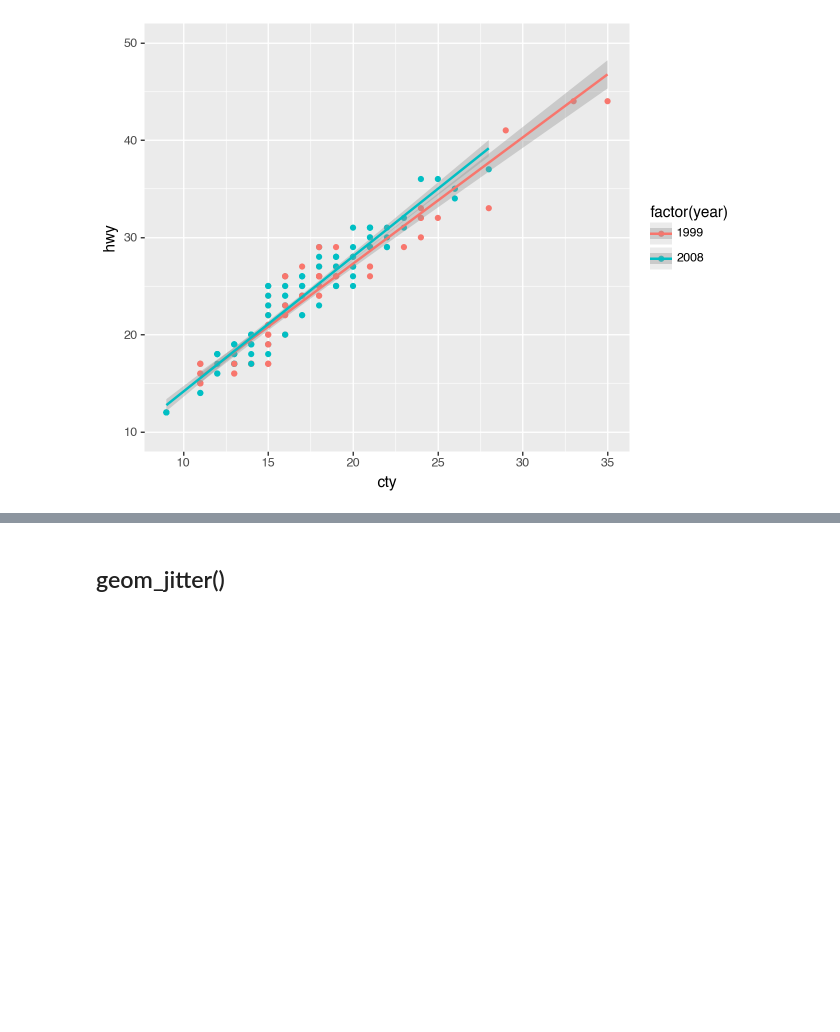
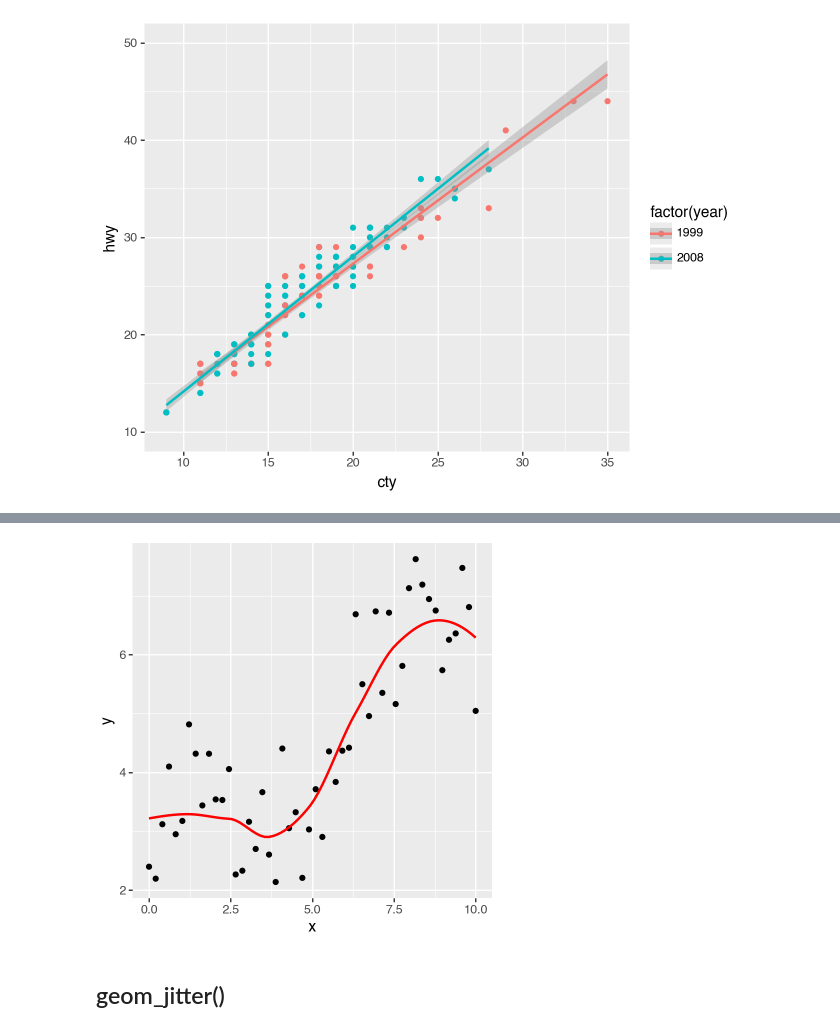
Before and after one commit to ulasuregen/Data-Analysis-and-Visualization-in-Python, a Jupyter notebook: Exercises/generalNotes.ipynb, the cells around one changed output, grey strips where cells are left out. Cells and saved outputs as stored; diff of their text form; code cells hidden in the pictures; blank space fills up the shorter version.

```diff
--- a/Exercises/generalNotes.ipynb
+++ b/Exercises/generalNotes.ipynb
@@ -407,3 +447,12 @@ df['year'] = df['year'].astype('category')
+# %%
+(
+    ggplot(df, aes('x', 'y')) +
+    geom_point() +
+    geom_smooth(method='loess', color='red', se=False) +
+    theme(figure_size=(4,4))
+)
+# %% [output]
+[figure, added]
 # %% [markdown]
 ## geom_jitter()
 # %%
```
Also changed, not shown: parts of 3 cells of this notebook.
